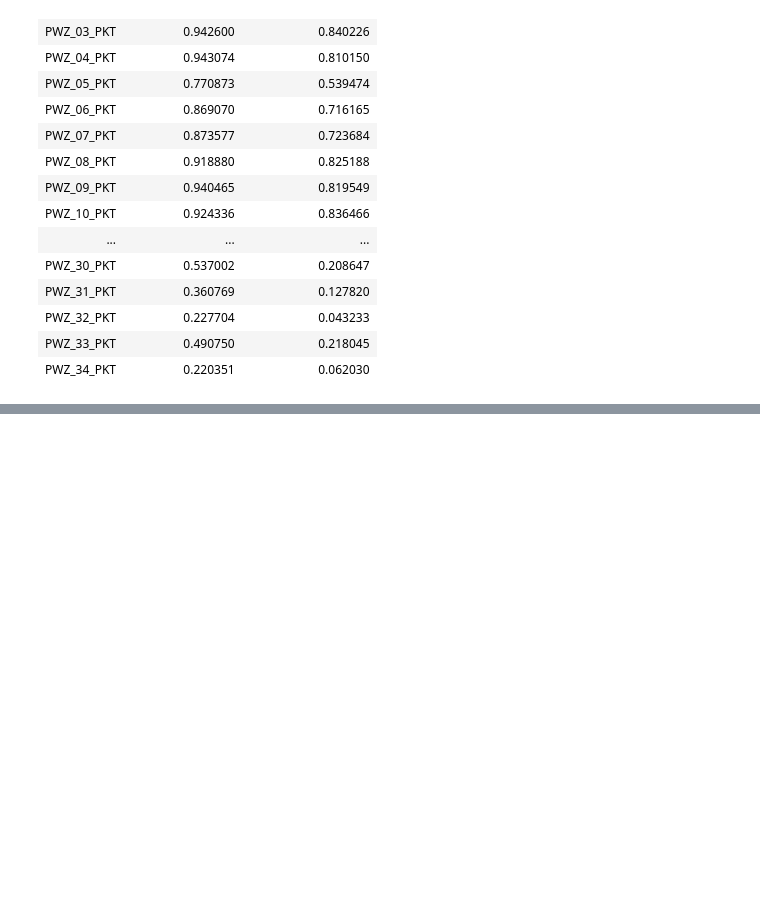
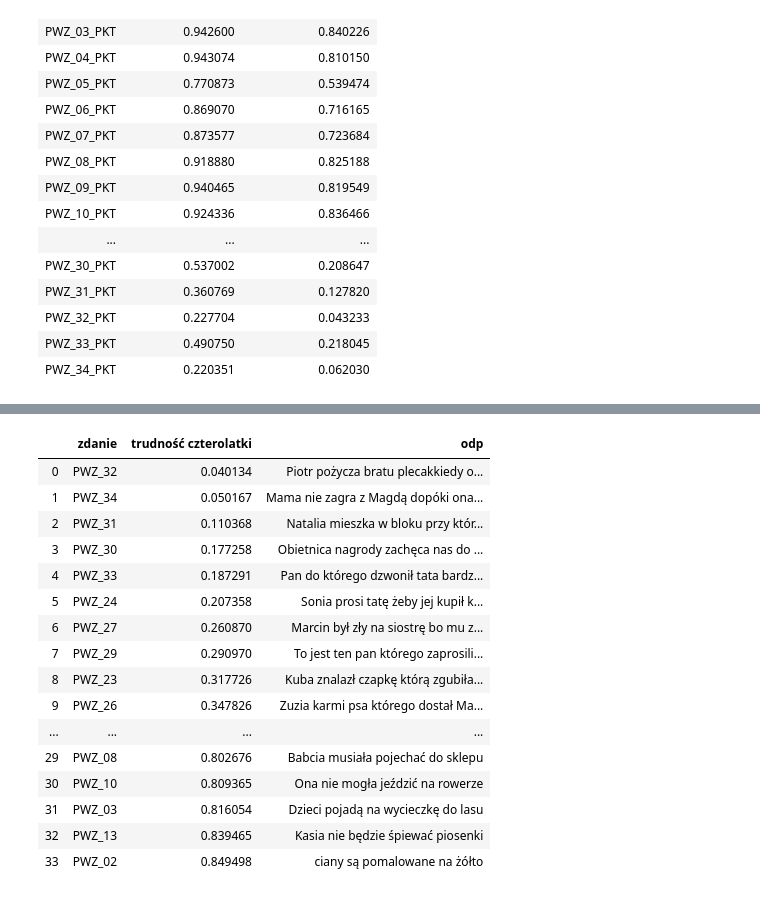
Before and after one commit to so-sonia/StarWords, a Jupyter notebook: analiza_srt.ipynb, the cells around one changed output, grey strips where cells are left out. Saved outputs shown, nothing was run; the diff lists cells and outputs as text; code cells hidden in the pictures; blank space fills up the shorter version.

```diff
--- a/analiza_srt.ipynb
+++ b/analiza_srt.ipynb
@@ -389,0 +417,20 @@ To retain the current behavior and silence the warning, pass 'sort=True'.
+# %%
+pd.merge(trudnosc_male, odp_melted, how="left", on=["zdanie"])
+# %% [output]
+|  | zdanie | trudność czterolatki | odp |
+| 0 | PWZ_32 | 0.040134 | Piotr pożycza bratu plecakkiedy o... |
+| 1 | PWZ_34 | 0.050167 | Mama nie zagra z Magdą dopóki ona... |
+| 2 | PWZ_31 | 0.110368 | Natalia mieszka w bloku przy któr... |
+| 3 | PWZ_30 | 0.177258 | Obietnica nagrody zachęca nas do ... |
+| 4 | PWZ_33 | 0.187291 | Pan do którego dzwonił tata bardz... |
+| 5 | PWZ_24 | 0.207358 | Sonia prosi tatę żeby jej kupił k... |
+| 6 | PWZ_27 | 0.260870 | Marcin był zły na siostrę bo mu z... |
+| 7 | PWZ_29 | 0.290970 | To jest ten pan którego zaprosili... |
+| 8 | PWZ_23 | 0.317726 | Kuba znalazł czapkę którą zgubiła... |
+| 9 | PWZ_26 | 0.347826 | Zuzia karmi psa którego dostał Ma... |
+| ... | ... | ... | ... |
+| 29 | PWZ_08 | 0.802676 | Babcia musiała pojechać do sklepu |
+| 30 | PWZ_10 | 0.809365 | Ona nie mogła jeździć na rowerze |
+| 31 | PWZ_03 | 0.816054 | Dzieci pojadą na wycieczkę do lasu |
+| 32 | PWZ_13 | 0.839465 | Kasia nie będzie śpiewać piosenki |
+| 33 | PWZ_02 | 0.849498 | ciany są pomalowane na żółto |
```
Also changed, not shown: parts of 5 cells of this notebook.
